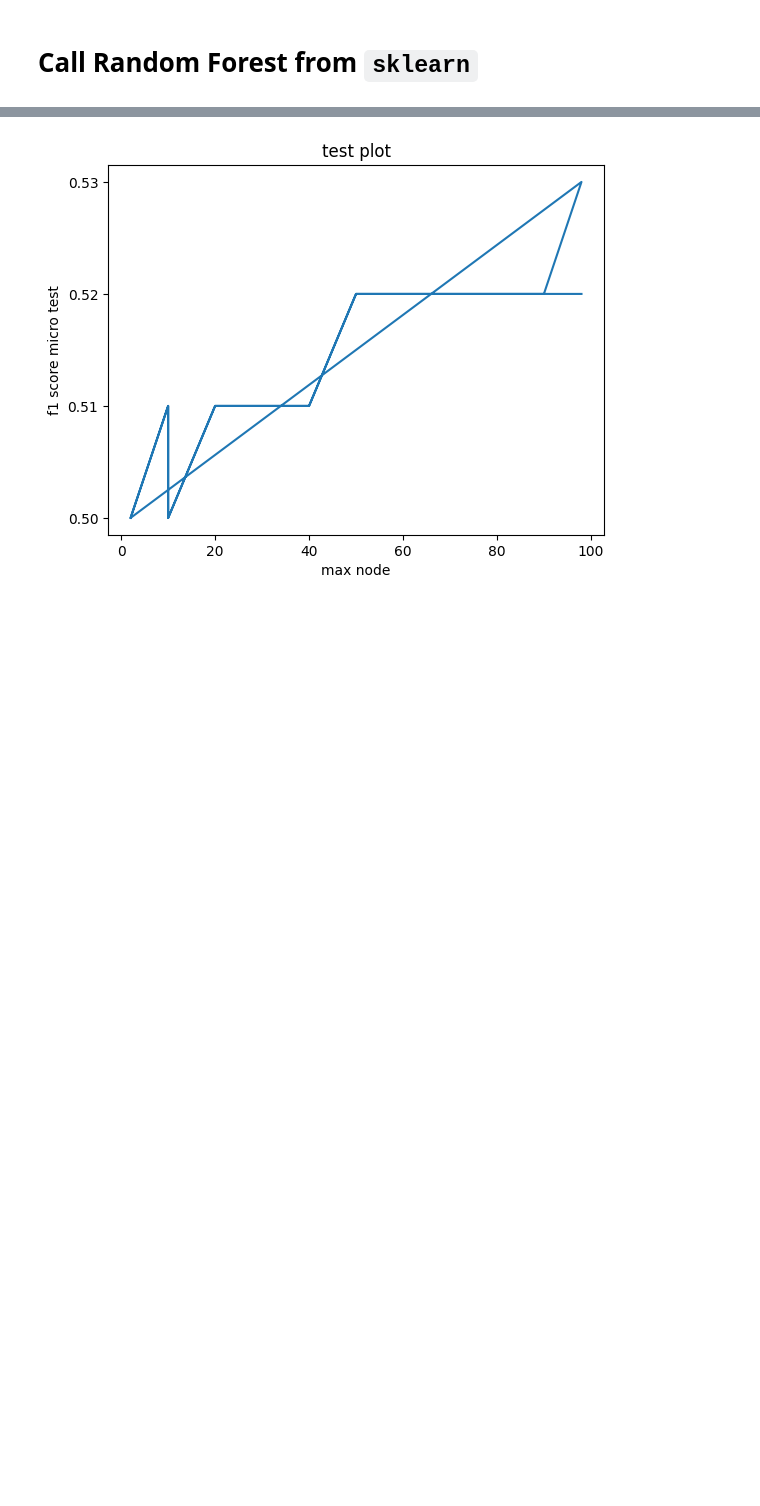
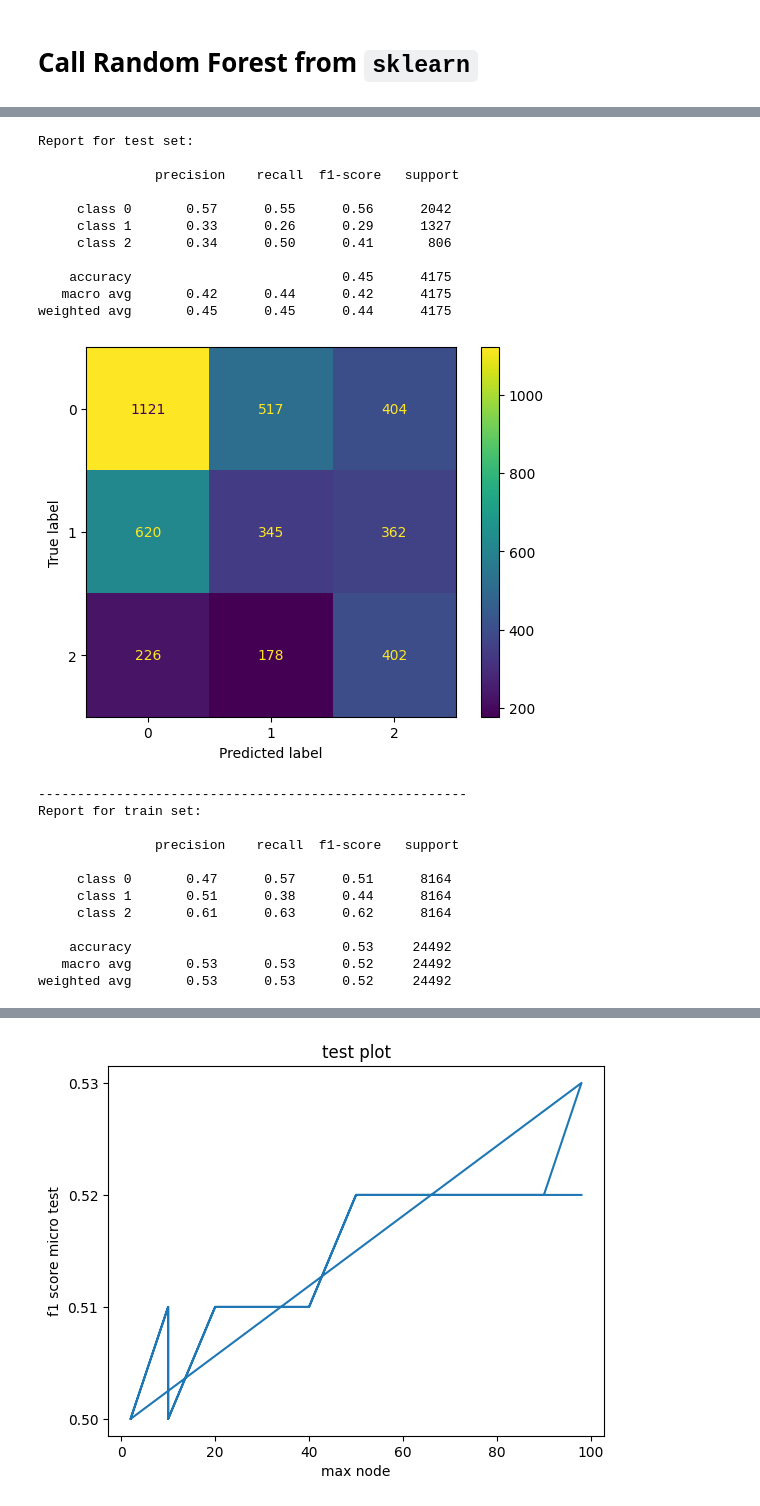
Before and after one commit to vajihe-ameri/predict-software-bugs-in-java-classes, a Jupyter notebook: random_forest.ipynb, the cells around one changed output, grey strips where cells are left out. Saved outputs shown, nothing was run; the diff lists cells and outputs as text; code cells hidden in the pictures; blank space fills up the shorter version.

```diff
--- a/random_forest.ipynb
+++ b/random_forest.ipynb
@@ -61,8 +58,8 @@ max_node_range = [2,10,20,30,40,50,60,70,80,90,98]
 for depth in max_depth_range:
   for node in max_node_range:
     '''Create random forest classifier'''
-    model1 = RandomForestClassifier(n_estimators=80, criterion = 'gini' , max_depth = depth, max_leaf_nodes = node, random_state = 0)
-    model2 = RandomForestClassifier(n_estimators=20, criterion = 'entropy' , max_depth = depth, max_leaf_nodes = node, random_state = 90)
+    model1 = RandomForestClassifier(n_estimators=100 , max_depth = depth, max_leaf_nodes = node, min_samples_split=2, random_state =50)
+    model2 = RandomForestClassifier(n_estimators=60 , max_depth = depth, max_leaf_nodes = node, min_samples_split=2,  random_state = 50)
 
     '''Train and test'''
     model1.fit(train_features, train_target)
@@ -120 +117,48 @@ Random forest
 +-----------+----------+--------------+-----------------+-----------+--------------------+---------------------+----------------------+
+# %%
+
+model = RandomForestClassifier(n_estimators=60, max_depth= 15, max_leaf_nodes=70, random_state = 50)
+
+model.fit(train_features, train_target)
+preds_test = model.predict(test_features)
+preds_train = model.predict(train_features)
+# %%
+import numpy
+target_names = ['class 0', 'class 1', 'class 2']
+
+print("Report for test set:\n\n", classification_report(test_target, numpy.round(preds_test), target_names=target_names))
+test_confusion_matrix = confusion_matrix(test_target, numpy.round(preds_test))
+test_disp = ConfusionMatrixDisplay(confusion_matrix=test_confusion_matrix, display_labels=['0', '1', '2'])
+test_disp.plot()
+plt.show()
+print("-------------------------------------------------------")
+print("Report for train set:\n\n", classification_report(train_target, numpy.round(preds_train), target_names=target_names))
+train_confusion_matrix = confusion_matrix(train_target, numpy.round(preds_train))
+train_disp = ConfusionMatrixDisplay(confusion_matrix=train_confusion_matrix, display_labels=['0', '1', '2'])
+train_disp.plot()
+plt.show()
+# %% [output]
+Report for test set:
+
+               precision    recall  f1-score   support
+
+     class 0       0.57      0.55      0.56      2042
+     class 1       0.33      0.26      0.29      1327
+     class 2       0.34      0.50      0.41       806
+
+    accuracy                           0.45      4175
+   macro avg       0.42      0.44      0.42      4175
+weighted avg       0.45      0.45      0.44      4175
+[figure, added]
+-------------------------------------------------------
+Report for train set:
+
+               precision    recall  f1-score   support
+
+     class 0       0.47      0.57      0.51      8164
+     class 1       0.51      0.38      0.44      8164
+     class 2       0.61      0.63      0.62      8164
+
+    accuracy                           0.53     24492
+   macro avg       0.53      0.53      0.52     24492
+weighted avg       0.53      0.53      0.52     24492
```
Also changed, not shown: parts of 6 cells of this notebook.
